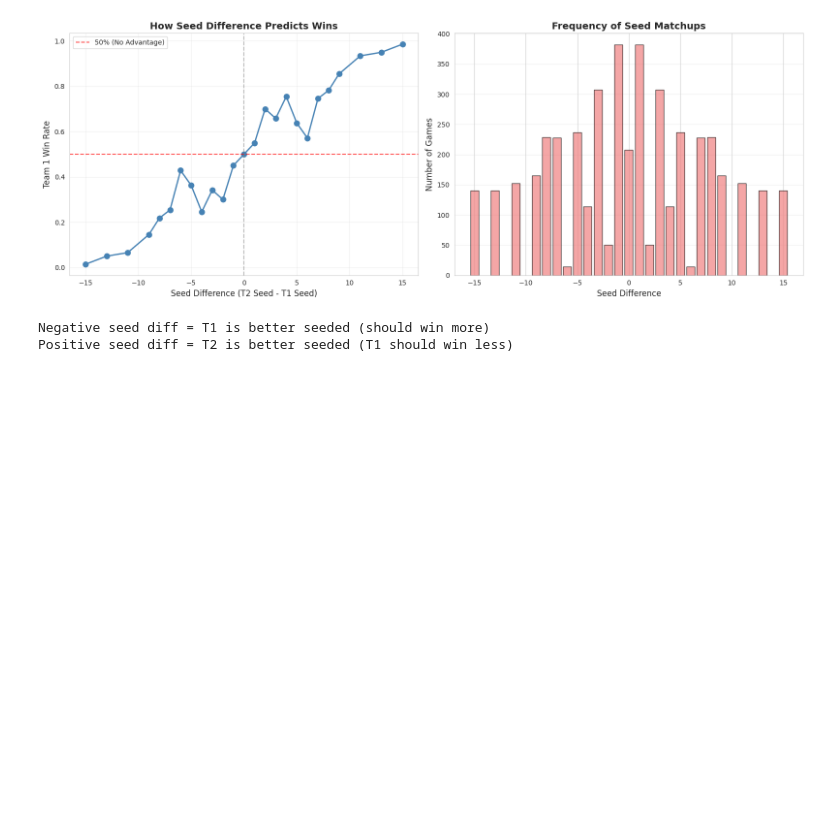
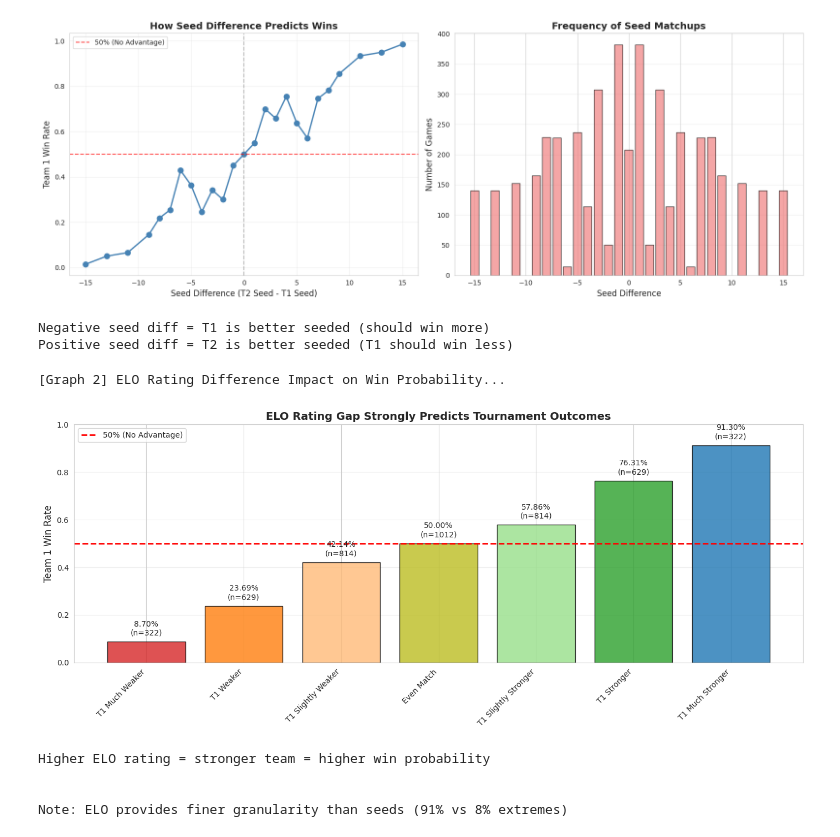
Before and after one commit to COMP3608-GROUP-9-PROJECT/COMP3608_PROJECT, a Jupyter notebook: DataPreProcessing.ipynb, the cells around one changed output. Saved outputs shown, nothing was run; the diff lists cells and outputs as text; code cells hidden in the pictures; blank space fills up the shorter version.

Commit message:
ELO Rating Difference vs Win Rate Graph

```diff
--- a/DataPreProcessing.ipynb
+++ b/DataPreProcessing.ipynb
@@ -520,3 +520,56 @@ print(f"Positive seed diff = T2 is better seeded (T1 should win less)\n")
 [figure]
 Negative seed diff = T1 is better seeded (should win more)
 Positive seed diff = T2 is better seeded (T1 should win less)
+# %%
+# ELO Rating Difference vs Win Rate
+print("[Graph 2] ELO Rating Difference Impact on Win Probability...")
+
+# Bin ELO differences into groups
+tourneyData['ELO_Bin'] = pd.cut(
+    tourneyData['RatingDifference'],
+    bins=[-600, -300, -150, -50, 50, 150, 300, 600],
+    labels=['T1 Much Weaker', 'T1 Weaker', 'T1 Slightly Weaker',
+            'Even Match', 'T1 Slightly Stronger', 'T1 Stronger', 'T1 Much Stronger']
+)
+
+elo_impact = tourneyData.groupby('ELO_Bin', observed=True).agg({
+    'Win': ['mean', 'count']
+}).reset_index()
+elo_impact.columns = ['ELO_Bin', 'WinRate', 'GameCount']
+
+fig, ax = plt.subplots(figsize=(14, 6))
+
+# Create bar chart
+bars = ax.bar(range(len(elo_impact)), elo_impact['WinRate'],
+              color=['#d62728', '#ff7f0e', '#ffbb78', '#bcbd22',
+                     '#98df8a', '#2ca02c', '#1f77b4'],
+              edgecolor='black', alpha=0.8)
+
+# Add value labels on bars
+for i, (bar, count) in enumerate(zip(bars, elo_impact['GameCount'])):
+    height = bar.get_height()
+    ax.text(bar.get_x() + bar.get_width()/2., height + 0.02,
+            f'{height:.2%}\n(n={count})',
+            ha='center', va='bottom', fontsize=10)
+
+ax.axhline(y=0.5, color='red', linestyle='--', linewidth=2, label='50% (No Advantage)')
+ax.set_xticks(range(len(elo_impact)))
+ax.set_xticklabels(elo_impact['ELO_Bin'], rotation=45, ha='right')
+ax.set_ylabel('Team 1 Win Rate', fontsize=12)
+ax.set_title('ELO Rating Gap Strongly Predicts Tournament Outcomes', fontsize=14, fontweight='bold')
+ax.set_ylim(0, 1)
+ax.legend()
+ax.grid(alpha=0.3, axis='y')
+
+plt.tight_layout()
+plt.show()
+
+print(f"Higher ELO rating = stronger team = higher win probability\n")
+print("\nNote: ELO provides finer granularity than seeds (91% vs 8% extremes)")
+# %% [output]
+[Graph 2] ELO Rating Difference Impact on Win Probability...
+[figure, added]
+Higher ELO rating = stronger team = higher win probability
+
+
+Note: ELO provides finer granularity than seeds (91% vs 8% extremes)
```
